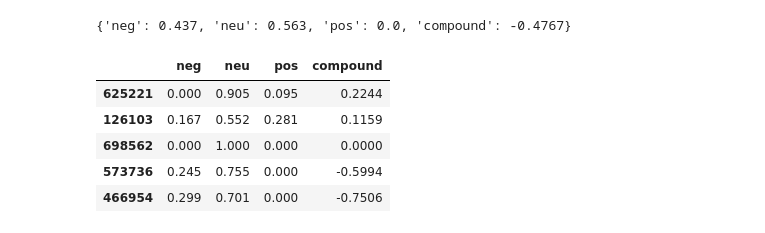
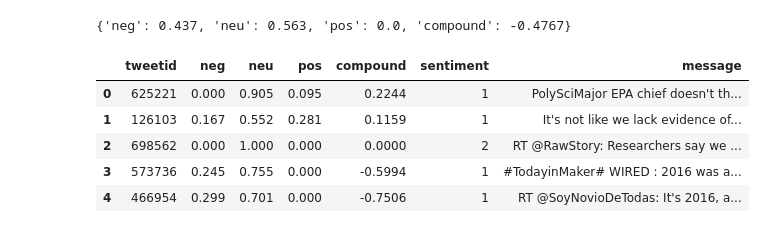
Before and after one commit to RefilweMonaledi/globalwarming, a Jupyter notebook: globalWarming.ipynb, the cells around one changed output. Drawn from its saved outputs; the diff is of its cells as text; code cells hidden in the pictures.

```diff
--- a/globalWarming.ipynb
+++ b/globalWarming.ipynb
@@ -141,14 +146,14 @@ for i, row in tqdm(df.iterrows(), total=len(df)):
     results[myid] = sia.polarity_scores(text)
 # %%
 vaders = pd.DataFrame(results).T
-vaders.reset_index().rename(columns={'index':'tweetid'})
-#vaders = vaders.merge(df, how='left')
+vaders = vaders.reset_index().rename(columns={'index':'tweetid'})
+vaders = vaders.merge(df, how='left')
 vaders.head()
 # %% [output]
-|  | neg | neu | pos | compound |
-| 625221 | 0.000 | 0.905 | 0.095 | 0.2244 |
-| 126103 | 0.167 | 0.552 | 0.281 | 0.1159 |
-| 698562 | 0.000 | 1.000 | 0.000 | 0.0000 |
-| 573736 | 0.245 | 0.755 | 0.000 | -0.5994 |
-| 466954 | 0.299 | 0.701 | 0.000 | -0.7506 |
+|  | tweetid | neg | neu | pos | compound | sentiment | message |
+| 0 | 625221 | 0.000 | 0.905 | 0.095 | 0.2244 | 1 | PolySciMajor EPA chief doesn't th... |
+| 1 | 126103 | 0.167 | 0.552 | 0.281 | 0.1159 | 1 | It's not like we lack evidence of... |
+| 2 | 698562 | 0.000 | 1.000 | 0.000 | 0.0000 | 2 | RT @RawStory: Researchers say we ... |
+| 3 | 573736 | 0.245 | 0.755 | 0.000 | -0.5994 | 1 | #TodayinMaker# WIRED : 2016 was a... |
+| 4 | 466954 | 0.299 | 0.701 | 0.000 | -0.7506 | 1 | RT @SoyNovioDeTodas: It's 2016, a... |
 # %%
```
Also changed, not shown: parts of 16 cells of this notebook.
